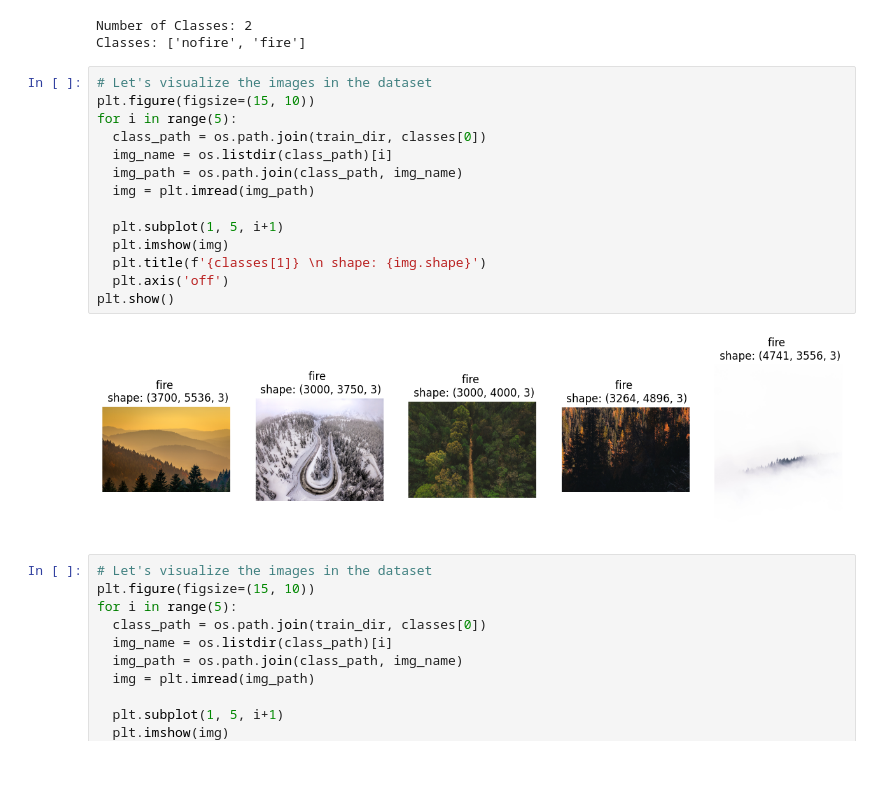
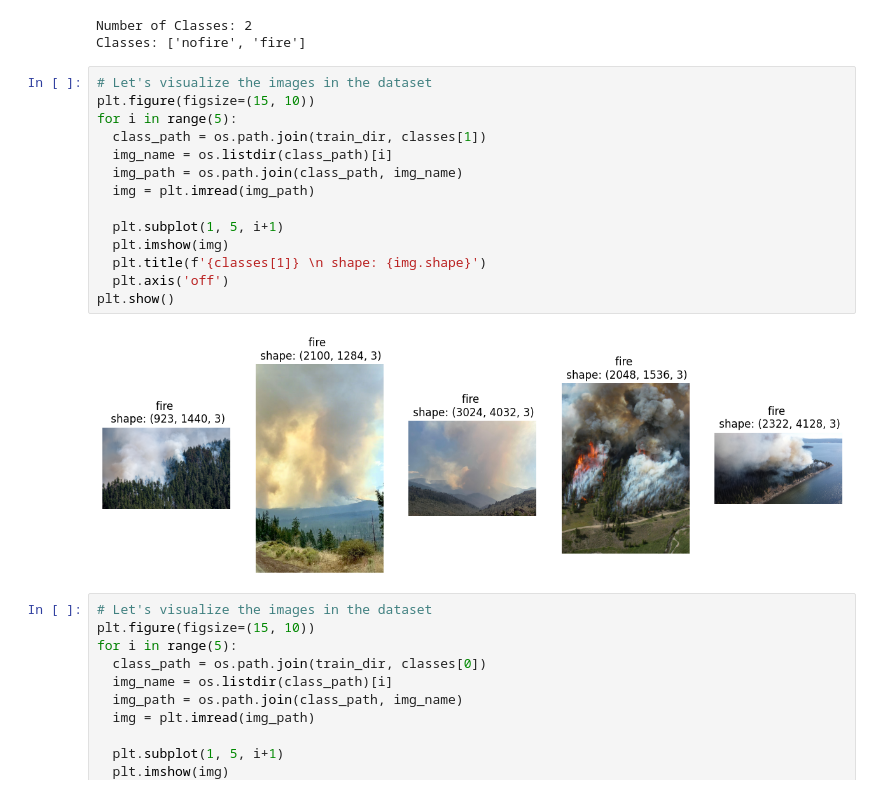
Before and after one commit to vinitha-003/Forest_Fire_Detection, a Jupyter notebook: forest_fire_detection.ipynb, the cells around one changed output. Saved outputs shown, nothing was run; the diff lists cells and outputs as text; blank space fills up the shorter version.

```diff
--- a/forest_fire_detection.ipynb
+++ b/forest_fire_detection.ipynb
@@ -46,19 +46,19 @@ Classes: ['nofire', 'fire']
 # %%
 # Let's visualize the images in the dataset
 plt.figure(figsize=(15, 10))
 for i in range(5):
-  class_path = os.path.join(train_dir, classes[0])
+  class_path = os.path.join(train_dir, classes[1])
   img_name = os.listdir(class_path)[i]
   img_path = os.path.join(class_path, img_name)
   img = plt.imread(img_path)
 
   plt.subplot(1, 5, i+1)
   plt.imshow(img)
   plt.title(f'{classes[1]} \n shape: {img.shape}')
   plt.axis('off')
 plt.show()
 # %% [output]
-[figure, old version]
+[figure, new version]
 # %%
 # Let's visualize the images in the dataset
 plt.figure(figsize=(15, 10))
```
Also changed, not shown: parts of 3 cells of this notebook.
